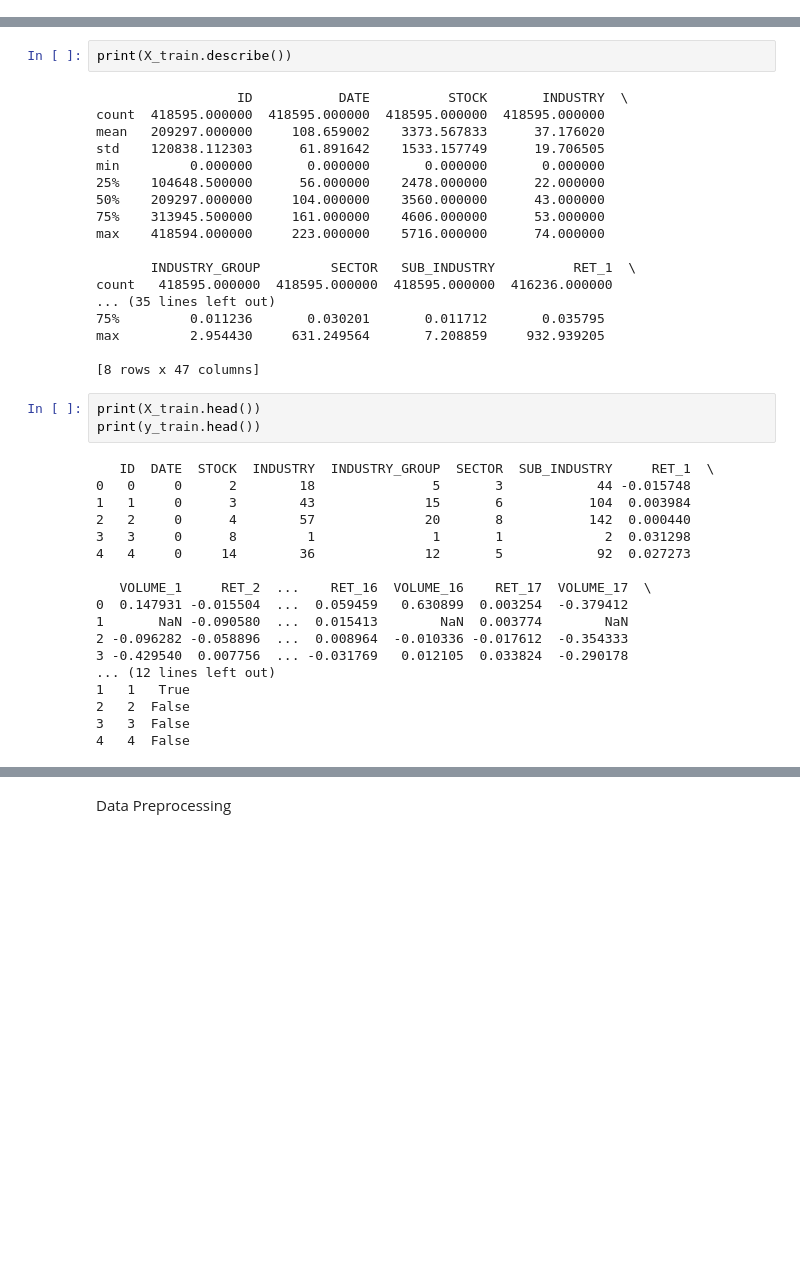
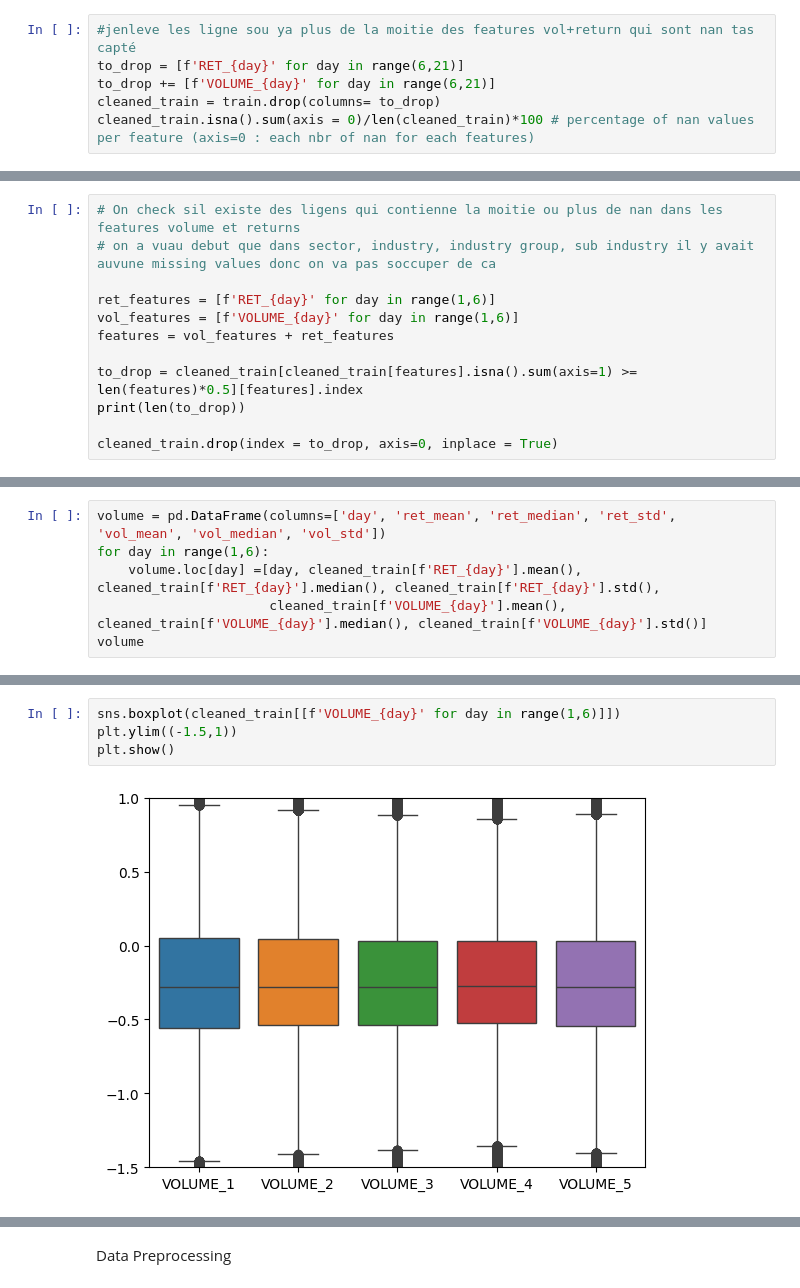
Before and after one commit to AxelPortier/QRT_Challenge_ENS, a Jupyter notebook: Test_Axel.ipynb, the cells around one changed output, grey strips where cells are left out. Drawn from its saved outputs; the diff is of its cells as text; blank space fills up the shorter version.

```diff
--- a/Test_Axel.ipynb
+++ b/Test_Axel.ipynb
@@ -11,0 +48,6 @@ Index(['ID', 'RET'], dtype='object')
+# %%
+#jenleve les ligne sou ya plus de la moitie des features vol+return qui sont nan tas capté
+to_drop = [f'RET_{day}' for day in range(6,21)]
+to_drop += [f'VOLUME_{day}' for day in range(6,21)]
+cleaned_train = train.drop(columns= to_drop)
+cleaned_train.isna().sum(axis = 0)/len(cleaned_train)*100 # percentage of nan values per feature (axis=0 : each nbr of nan for each features)
@@ -11,0 +95,12 @@ Index(['ID', 'RET'], dtype='object')
+# %%
+# On check sil existe des ligens qui contienne la moitie ou plus de nan dans les features volume et returns
+# on a vuau debut que dans sector, industry, industry group, sub industry il y avait auvune missing values donc on va pas soccuper de ca
+
+ret_features = [f'RET_{day}' for day in range(1,6)]
+vol_features = [f'VOLUME_{day}' for day in range(1,6)]
+features = vol_features + ret_features
+
+to_drop = cleaned_train[cleaned_train[features].isna().sum(axis=1) >= len(features)*0.5][features].index
+print(len(to_drop))
+
+cleaned_train.drop(index = to_drop, axis=0, inplace = True)
@@ -11,0 +130,6 @@ Index(['ID', 'RET'], dtype='object')
+# %%
+volume = pd.DataFrame(columns=['day', 'ret_mean', 'ret_median', 'ret_std', 'vol_mean', 'vol_median', 'vol_std'])
+for day in range(1,6):
+    volume.loc[day] =[day, cleaned_train[f'RET_{day}'].mean(), cleaned_train[f'RET_{day}'].median(), cleaned_train[f'RET_{day}'].std(),
+                      cleaned_train[f'VOLUME_{day}'].mean(), cleaned_train[f'VOLUME_{day}'].median(), cleaned_train[f'VOLUME_{day}'].std()]
+volume
@@ -12,41 +143,6 @@ Index(['ID', 'RET'], dtype='object')
 # %%
-print(X_train.describe())
+sns.boxplot(cleaned_train[[f'VOLUME_{day}' for day in range(1,6)]])
+plt.ylim((-1.5,1))
+plt.show()
 # %% [output]
-                  ID           DATE          STOCK       INDUSTRY  \
-count  418595.000000  418595.000000  418595.000000  418595.000000
-mean   209297.000000     108.659002    3373.567833      37.176020
-std    120838.112303      61.891642    1533.157749      19.706505
-min         0.000000       0.000000       0.000000       0.000000
-25%    104648.500000      56.000000    2478.000000      22.000000
-50%    209297.000000     104.000000    3560.000000      43.000000
-75%    313945.500000     161.000000    4606.000000      53.000000
-max    418594.000000     223.000000    5716.000000      74.000000
-
-       INDUSTRY_GROUP         SECTOR   SUB_INDUSTRY          RET_1  \
-count   418595.000000  418595.000000  418595.000000  416236.000000
-... (35 lines left out)
-75%         0.011236       0.030201       0.011712       0.035795
-max         2.954430     631.249564       7.208859     932.939205
-
-[8 rows x 47 columns]
+[figure, added]
-# %%
-print(X_train.head())
-print(y_train.head())
-# %% [output]
-   ID  DATE  STOCK  INDUSTRY  INDUSTRY_GROUP  SECTOR  SUB_INDUSTRY     RET_1  \
-0   0     0      2        18               5       3            44 -0.015748
-1   1     0      3        43              15       6           104  0.003984
-2   2     0      4        57              20       8           142  0.000440
-3   3     0      8         1               1       1             2  0.031298
-4   4     0     14        36              12       5            92  0.027273
-
-   VOLUME_1     RET_2  ...    RET_16  VOLUME_16    RET_17  VOLUME_17  \
-0  0.147931 -0.015504  ...  0.059459   0.630899  0.003254  -0.379412
-1       NaN -0.090580  ...  0.015413        NaN  0.003774        NaN
-2 -0.096282 -0.058896  ...  0.008964  -0.010336 -0.017612  -0.354333
-3 -0.429540  0.007756  ... -0.031769   0.012105  0.033824  -0.290178
-... (12 lines left out)
-1   1   True
-2   2  False
-3   3  False
-4   4  False
```
Also changed, not shown: parts of 21 cells of this notebook.
